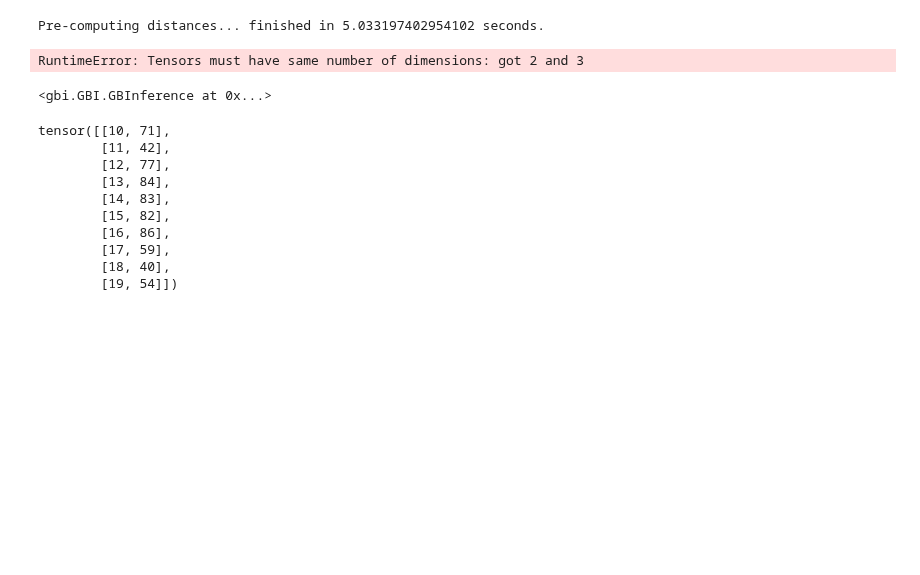
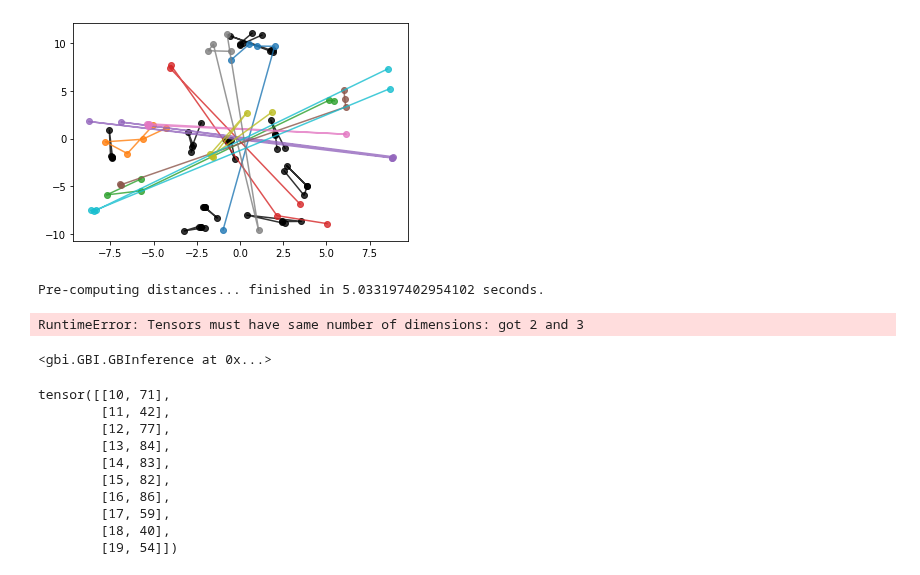
Before and after one commit to mackelab/neuralgbi, a Jupyter notebook: dev_notebook/workplace.ipynb, the cells around one changed output. Cells and saved outputs as stored; diff of their text form; code cells hidden in the pictures; blank space fills up the shorter version.

```diff
--- a/dev_notebook/workplace.ipynb
+++ b/dev_notebook/workplace.ipynb
@@ -23,3 +47,14 @@ x_target = task.simulate(task.prior.sample((110,)))
+# %%
+task = GaussianMixture(seed=50)
+xs = task.simulate(task.prior.sample((10,)))
+xm = task.simulate_misspecified(task.prior.sample((10,)))
+for x in xs:
+    plt.plot(x[:,0],x[:,1], 'ko-', alpha=0.8)
+
+for x in xm:
+    plt.plot(x[:,0],x[:,1], 'o-', alpha=0.8)
+# %% [output]
+[figure, added]
 # %%
 gbi = GBInference(task.prior, mmd_dist, do_precompute_distances=True)
 gbi.append_simulations(theta, x, x_target)
```
Also changed, not shown: parts of 3 cells of this notebook, 2 other files.
